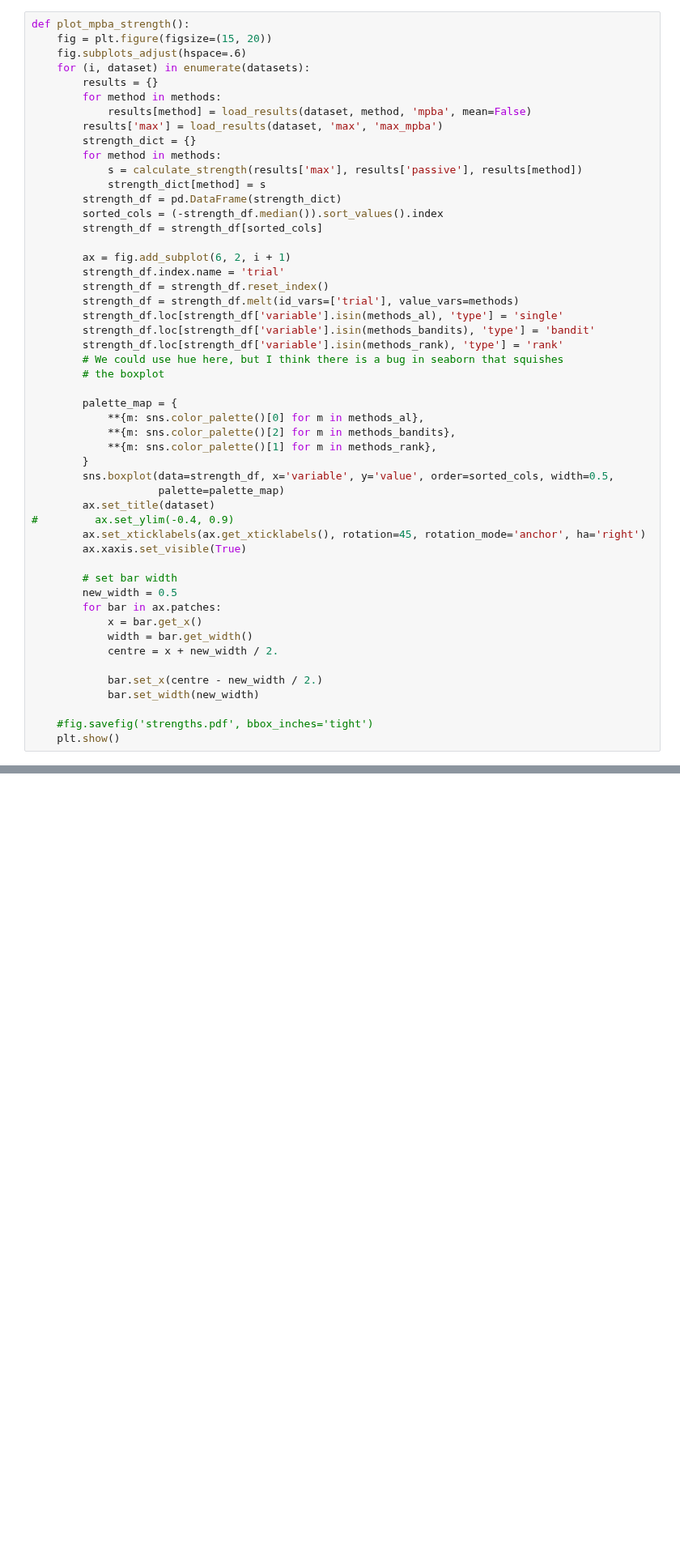
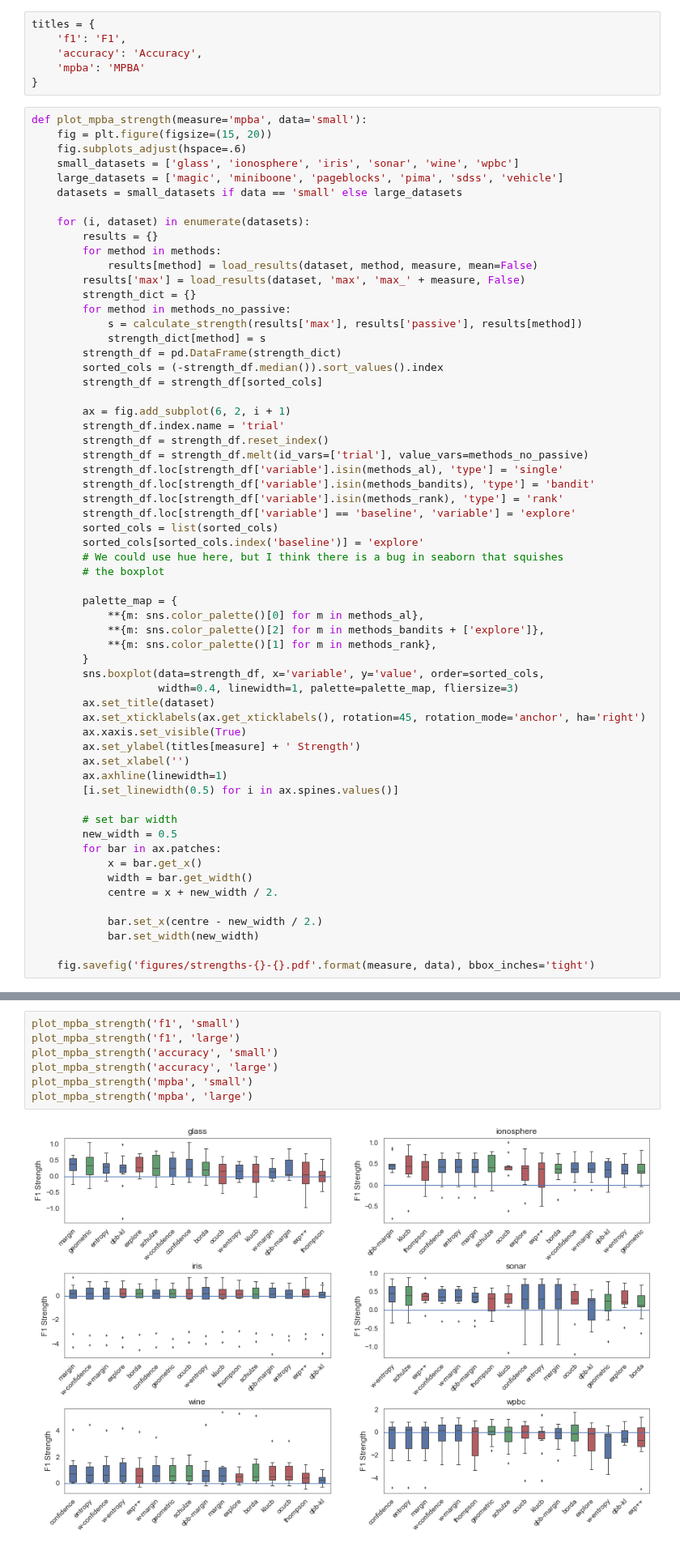
Before and after one commit to chengsoonong/mclass-sky, a Jupyter notebook: projects/peerjcs16/active_learning_suggestions.ipynb, the cells around one changed output, grey strips where cells are left out. Shown at 81% size. Cells and saved outputs as stored; diff of their text form; blank space fills up the shorter version.

```diff
--- a/projects/peerjcs16/active_learning_suggestions.ipynb
+++ b/projects/peerjcs16/active_learning_suggestions.ipynb
@@ -111,17 +121,27 @@ def calculate_strength(asymptote, passive, policy):
     deficiency = np.sum(asymptote - policy, axis=1) / np.sum(asymptote - passive, axis=1)
     strength = 1 - deficiency
     return strength
+# %%
+titles = {
+    'f1': 'F1',
+    'accuracy': 'Accuracy',
+    'mpba': 'MPBA'
+}
 # %%
-def plot_mpba_strength():
+def plot_mpba_strength(measure='mpba', data='small'):
     fig = plt.figure(figsize=(15, 20))
     fig.subplots_adjust(hspace=.6)
+    small_datasets = ['glass', 'ionosphere', 'iris', 'sonar', 'wine', 'wpbc']
+    large_datasets = ['magic', 'miniboone', 'pageblocks', 'pima', 'sdss', 'vehicle']
+    datasets = small_datasets if data == 'small' else large_datasets
+
     for (i, dataset) in enumerate(datasets):
         results = {}
         for method in methods:
-            results[method] = load_results(dataset, method, 'mpba', mean=False)
-        results['max'] = load_results(dataset, 'max', 'max_mpba')
+            results[method] = load_results(dataset, method, measure, mean=False)
+        results['max'] = load_results(dataset, 'max', 'max_' + measure, False)
         strength_dict = {}
-        for method in methods:
+        for method in methods_no_passive:
             s = calculate_strength(results['max'], results['passive'], results[method])
             strength_dict[method] = s
         strength_df = pd.DataFrame(strength_dict)
@@ -131,24 +151,30 @@ def plot_mpba_strength():
         ax = fig.add_subplot(6, 2, i + 1)
         strength_df.index.name = 'trial'
         strength_df = strength_df.reset_index()
-        strength_df = strength_df.melt(id_vars=['trial'], value_vars=methods)
+        strength_df = strength_df.melt(id_vars=['trial'], value_vars=methods_no_passive)
         strength_df.loc[strength_df['variable'].isin(methods_al), 'type'] = 'single'
         strength_df.loc[strength_df['variable'].isin(methods_bandits), 'type'] = 'bandit'
         strength_df.loc[strength_df['variable'].isin(methods_rank), 'type'] = 'rank'
+        strength_df.loc[strength_df['variable'] == 'baseline', 'variable'] = 'explore'
+        sorted_cols = list(sorted_cols)
+        sorted_cols[sorted_cols.index('baseline')] = 'explore'
         # We could use hue here, but I think there is a bug in seaborn that squishes
         # the boxplot
 
         palette_map = {
             **{m: sns.color_palette()[0] for m in methods_al},
-            **{m: sns.color_palette()[2] for m in methods_bandits},
+            **{m: sns.color_palette()[2] for m in methods_bandits + ['explore']},
             **{m: sns.color_palette()[1] for m in methods_rank},
         }
-        sns.boxplot(data=strength_df, x='variable', y='value', order=sorted_cols, width=0.5,
-                    palette=palette_map)
+        sns.boxplot(data=strength_df, x='variable', y='value', order=sorted_cols,
+                    width=0.4, linewidth=1, palette=palette_map, fliersize=3)
         ax.set_title(dataset)
-#         ax.set_ylim(-0.4, 0.9)
         ax.set_xticklabels(ax.get_xticklabels(), rotation=45, rotation_mode='anchor', ha='right')
         ax.xaxis.set_visible(True)
+        ax.set_ylabel(titles[measure] + ' Strength')
+        ax.set_xlabel('')
+        ax.axhline(linewidth=1)
+        [i.set_linewidth(0.5) for i in ax.spines.values()]
 
         # set bar width
         new_width = 0.5
@@ -160,5 +186,4 @@ def plot_mpba_strength():
             bar.set_x(centre - new_width / 2.)
             bar.set_width(new_width)
 
-    #fig.savefig('strengths.pdf', bbox_inches='tight')
-    plt.show()
+    fig.savefig('figures/strengths-{}-{}.pdf'.format(measure, data), bbox_inches='tight')
@@ -170,0 +190,9 @@ plot_mpba_strength()
+# %%
+plot_mpba_strength('f1', 'small')
+plot_mpba_strength('f1', 'large')
+plot_mpba_strength('accuracy', 'small')
+plot_mpba_strength('accuracy', 'large')
+plot_mpba_strength('mpba', 'small')
+plot_mpba_strength('mpba', 'large')
+# %% [output]
+[figure, added]
```
Also changed, not shown: parts of 21 cells of this notebook.
